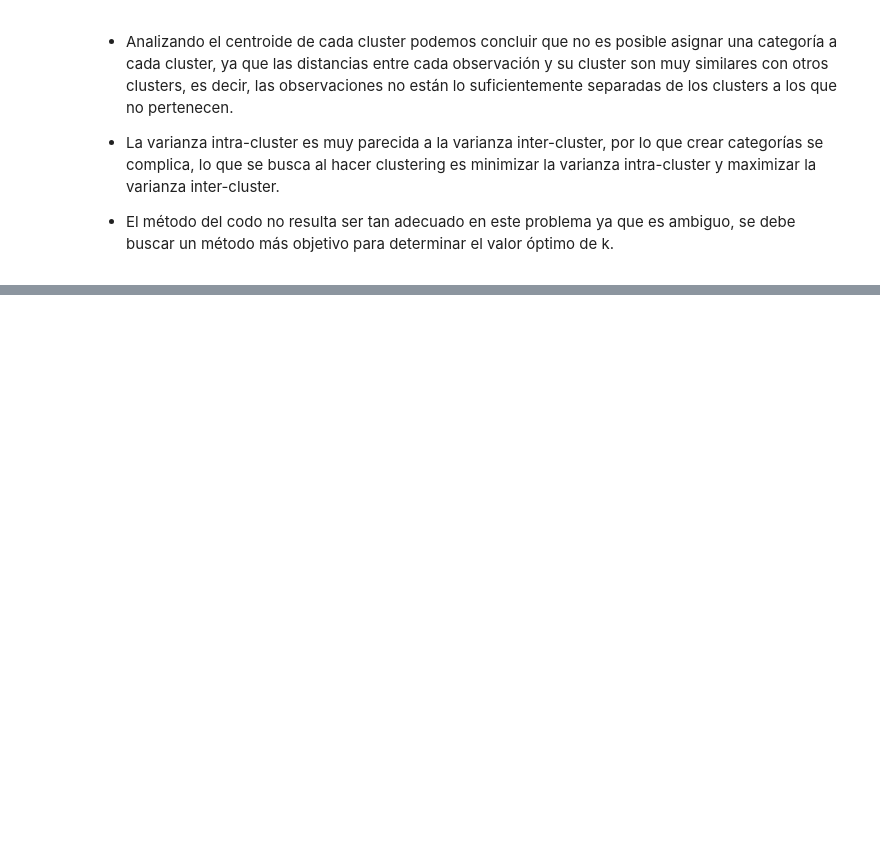
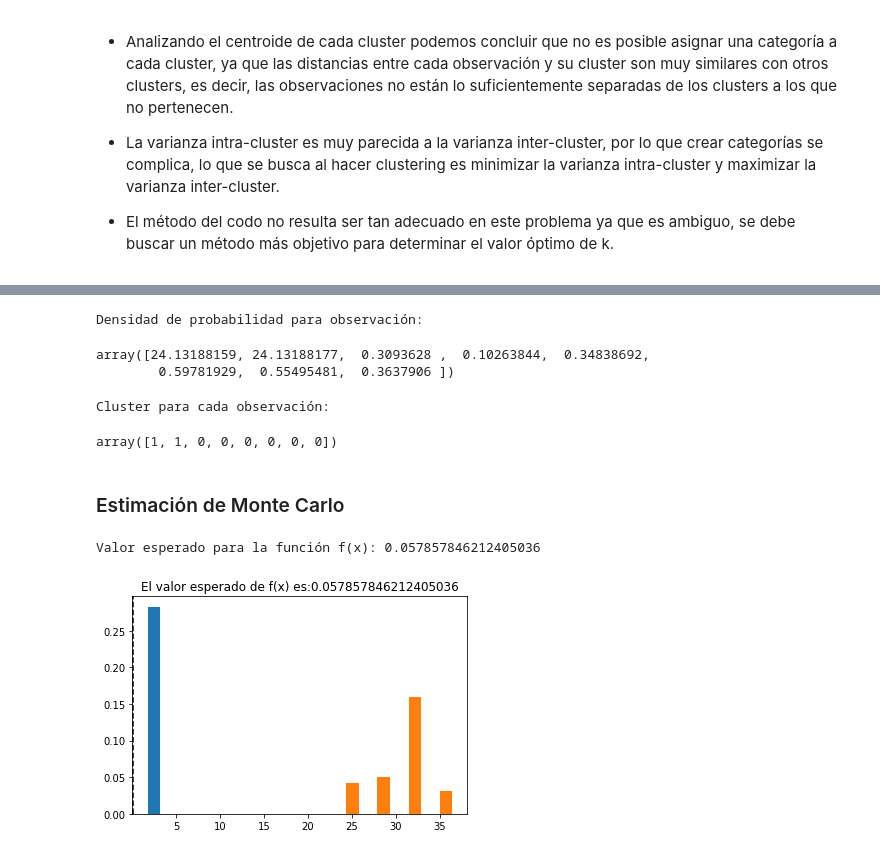
Before and after one commit to navas604/Statistical-Learning-II, a Jupyter notebook: Practica 1 - K-Means Y GMM.ipynb, the cells around one changed output, grey strips where cells are left out. Saved outputs shown, nothing was run; the diff lists cells and outputs as text; code cells hidden in the pictures; blank space fills up the shorter version.

```diff
--- a/Practica 1 - K-Means Y GMM.ipynb
+++ b/Practica 1 - K-Means Y GMM.ipynb
@@ -267,0 +337,40 @@ plt.show()
+# %%
+print("Densidad de probabilidad para observación:")
+np.exp(gmm.score_samples(dataset2))
+# %% [output]
+Densidad de probabilidad para observación:
+array([24.13188159, 24.13188177,  0.3093628 ,  0.10263844,  0.34838692,
+        0.59781929,  0.55495481,  0.3637906 ])
+# %%
+print("Cluster para cada observación:")
+gmm.predict(dataset2)
+# %% [output]
+Cluster para cada observación:
+array([1, 1, 0, 0, 0, 0, 0, 0])
+# %% [markdown]
+### Estimación de Monte Carlo
+# %%
+# Función f para estimación de Monte Carlo
+
+def f(X):
+  estatura = X[:,0]
+  edad = X[:,1]
+  return (estatura/edad)
+# %%
+# Simulación de 1000 observaciones para estimar(estimación de Monte Carlo) el valor esperado(promedio) de la función f
+
+muestra, cluster = gmm.sample(1000)
+
+valor_esperado_f = np.mean(f(muestra))
+
+print("Valor esperado para la función f(x):", valor_esperado_f)
+# %% [output]
+Valor esperado para la función f(x): 0.057857846212405036
+# %%
+plt.hist(muestra, density=True)
+plt.axvline(valor_esperado_f, color="k", linestyle="--")
+plt.title("El valor esperado de f(x) es:{}".format(valor_esperado_f))
+
+plt.show()
+# %% [output]
+[figure, added]
```
Also changed, not shown: parts of 20 cells of this notebook.
